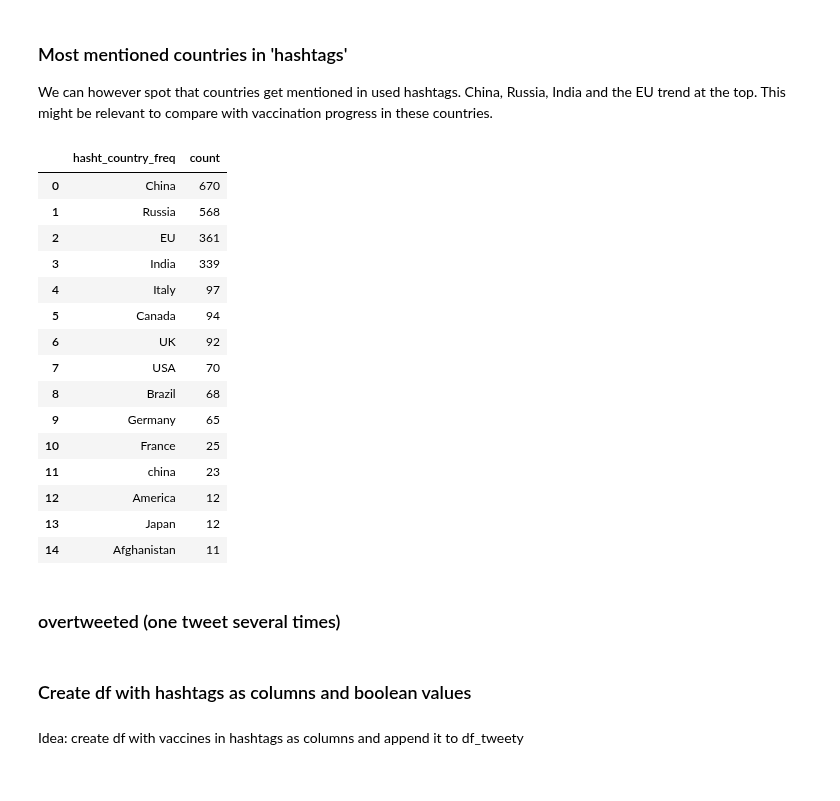
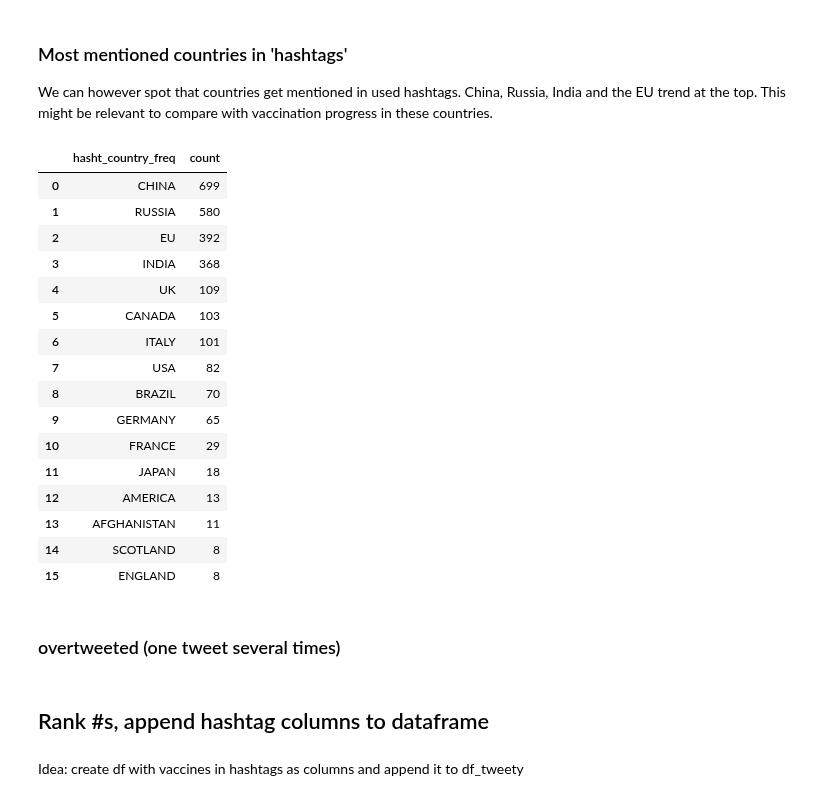
Before and after one commit to BiBa-01/Capstone_Covid, a Jupyter notebook: TweetsEDA.ipynb, the cells around one changed output. Saved outputs shown, nothing was run; the diff lists cells and outputs as text; code cells hidden in the pictures.

```diff
--- a/TweetsEDA.ipynb
+++ b/TweetsEDA.ipynb
@@ -488,27 +474,28 @@ We can however spot that countries get mentioned in used hashtags. China, Russia
 # %%
 df_tweety['hashtags'] = df_tweety['hashtags'].fillna('[]')
 
 def to_1D(Series):
-    return pd.Series([x for lst in Series for x in lst if x in ['China', 'EU', 'India', 'USA', 'Russia', 'UK', 'Italy', 'Germany', 'France', 'America', 'Brazil', 'Japan', 'Canada', 'Afghanistan', 'china']])
+    return pd.Series([x.upper() for lst in Series for x in lst if x.lower() in ['china', 'eu', 'india', 'usa', 'scotland', 'england', 'russia', 'uk', 'italy', 'germany', 'france', 'america', 'brazil', 'japan', 'canada', 'afghanistan', 'china']])
 
 to_1D(df_tweety['hashtags']).value_counts()[:30].rename_axis('hasht_country_freq').reset_index(name='count')
 # %% [output]
 |  | hasht_country_freq | count |
-| 0 | China | 670 |
-| 1 | Russia | 568 |
-| 2 | EU | 361 |
-| 3 | India | 339 |
-| 4 | Italy | 97 |
-| 5 | Canada | 94 |
-| 6 | UK | 92 |
-| 7 | USA | 70 |
-| 8 | Brazil | 68 |
-| 9 | Germany | 65 |
-| 10 | France | 25 |
-| 11 | china | 23 |
-| 12 | America | 12 |
-| 13 | Japan | 12 |
-| 14 | Afghanistan | 11 |
+| 0 | CHINA | 699 |
+| 1 | RUSSIA | 580 |
+| 2 | EU | 392 |
+| 3 | INDIA | 368 |
+| 4 | UK | 109 |
+| 5 | CANADA | 103 |
+| 6 | ITALY | 101 |
+| 7 | USA | 82 |
+| 8 | BRAZIL | 70 |
+| 9 | GERMANY | 65 |
+| 10 | FRANCE | 29 |
+| 11 | JAPAN | 18 |
+| 12 | AMERICA | 13 |
+| 13 | AFGHANISTAN | 11 |
+| 14 | SCOTLAND | 8 |
+| 15 | ENGLAND | 8 |
 # %% [markdown]
 ### overtweeted (one tweet several times)
 # %%
@@ -520,8 +507,8 @@ repeated_tweets=pd.Series(np.array(repeated_tweets))
 
 frequency_ranking_tweets = repeated_tweets.value_counts()[:30].rename_axis('overtweeted').reset_index(name='count')
 #frequency_ranking_tweets
-# %% [markdown]
-### Create df with hashtags as columns and boolean values
+# %% [markdown]
+## Rank #s, append hashtag columns to dataframe
 # %% [markdown]
 Idea: create df with vaccines in hashtags as columns and append it to df_tweety
 # %%
```
Also changed, not shown: parts of 37 cells of this notebook.
